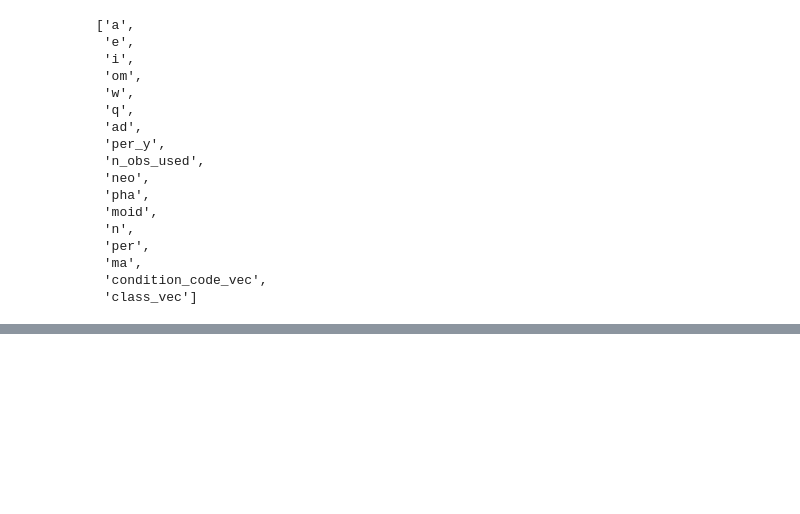
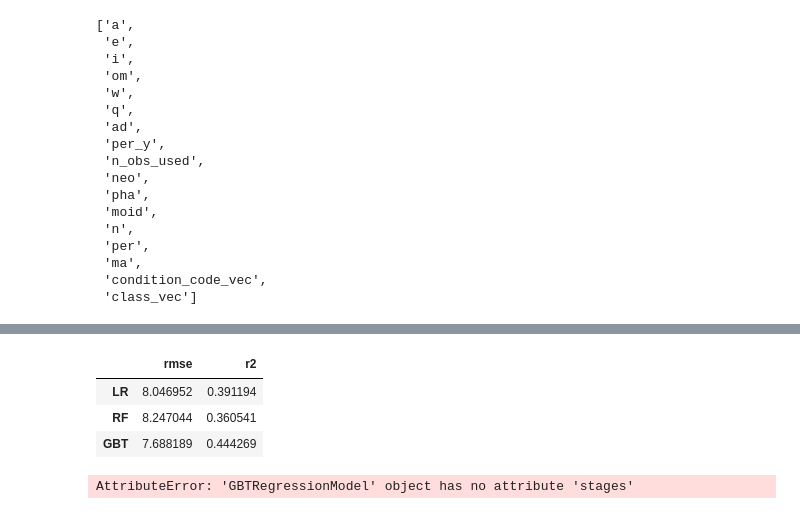
Before and after one commit to VinceDiR/celestial_body_size_predictor, a Jupyter notebook: asteroid_size_predictor.ipynb, the cells around one changed output, grey strips where cells are left out. Saved outputs shown, nothing was run; the diff lists cells and outputs as text; code cells hidden in the pictures; blank space fills up the shorter version.

```diff
--- a/asteroid_size_predictor.ipynb
+++ b/asteroid_size_predictor.ipynb
@@ -203,5 +198,6 @@ root
 # %%
-evaluator = RegressionEvaluator(
+rmse = RegressionEvaluator(
     labelCol="diameter", predictionCol="prediction", metricName="rmse")
-rmse = evaluator.evaluate(val_pred)
-rmse
+
+r2 = RegressionEvaluator(
+    labelCol="diameter", predictionCol="prediction", metricName="r2")
@@ -229,0 +204,27 @@ Py4JJavaError: An error occurred while calling o572.evaluate.
+# %%
+metrics = [rmse, r2]
+metric_labels = ['rmse', 'r2']
+# %%
+predictions = [lr_pred, rf_pred, gbt_pred]
+predict_labels = ['LR', 'RF', 'GBT']
+# %%
+eval_list = list()
+# %%
+for pred in zip(predict_labels, predictions):
+    name = pred[0]
+    predict = pred[1]
+
+    metric_vals = pd.Series(dict([(x[0], x[1].evaluate(predict))
+                                 for x in zip(metric_labels, metrics)]),
+                            name=name)
+    eval_list.append(metric_vals)
+
+# combine all the series into a dataframe
+eval_df = pd.concat(eval_list, axis=1).T
+eval_df = eval_df[metric_labels]
+eval_df
+# %% [output]
+|  | rmse | r2 |
+| LR | 8.046952 | 0.391194 |
+| RF | 8.247044 | 0.360541 |
+| GBT | 7.688189 | 0.444269 |
@@ -229,0 +260,4 @@ Py4JJavaError: An error occurred while calling o572.evaluate.
+# %%
+best_gbt_model = best_pipeline.stages[0]
+# %% [output]
+AttributeError: 'GBTRegressionModel' object has no attribute 'stages'
```
Also changed, not shown: parts of 27 cells of this notebook.
